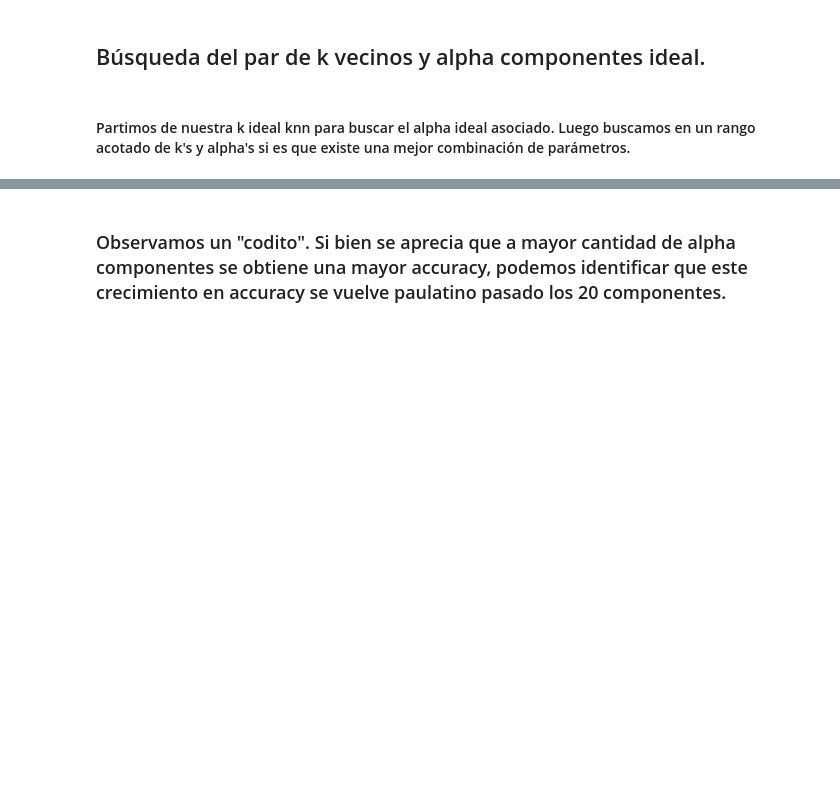
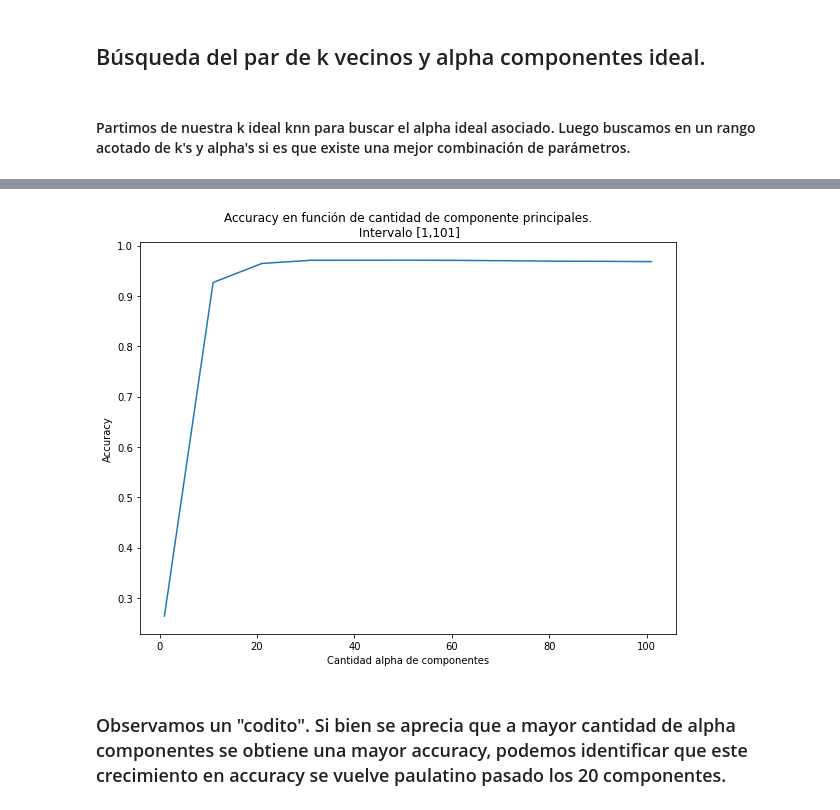
Before and after one commit to LaureanoMuniz/DigitRecognitionMNIST, a Jupyter notebook: notebooks/parametrosIdeales.ipynb, the cells around one changed output, grey strips where cells are left out. Drawn from its saved outputs; the diff is of its cells as text; code cells hidden in the pictures; blank space fills up the shorter version.

```diff
--- a/notebooks/parametrosIdeales.ipynb
+++ b/notebooks/parametrosIdeales.ipynb
@@ -221,7 +214,7 @@ for alpha in tqdm(range(1,102,10)):
     X_vals_transformadas = []
     for i in range(len(X_trains)):
         pca = metnum.PCA(alpha)
-        %time pca.fit(X_trains[i])
+        pca.fit(X_trains[i]) #%time
         X_trains_transformadas.append(pca.transform(X_trains[i]))
         X_vals_transformadas.append(pca.transform(X_vals[i]))
         clf = metnum.KNNClassifier(k)
@@ -344,11 +226,13 @@ Wall time: 4.96 s
 # %%
-acc_grafico, k_grafico = zip(*accsalpha1_a_101)
-plt.figure(figsize = (6.4 * 1.5, 4.8 *1.5))
+acc_grafico, alpha_grafico = zip(*accsalpha1_a_101)
+plt.figure(figsize = (6.4 * 1.5, 4.8 * 1.5))
 plt.title("Accuracy en función de cantidad de componente principales.\n Intervalo [1,101]")
 plt.xlabel("Cantidad alpha de componentes")
 plt.ylabel("Accuracy")
-acc_grafico, a_grafico = zip(*accs)
-plt.plot(a_grafico,acc_grafico)
+plt.plot(alpha_grafico,acc_grafico)
+plt.savefig('./graficosSinPeso/accsalpha1_a_101.png')
+# %% [output]
+[figure, added]
 # %% [markdown]
 ### Observamos un "codito". Si bien se aprecia que a mayor cantidad de alpha componentes se obtiene una mayor accuracy, podemos identificar que este crecimiento en accuracy se vuelve paulatino pasado los 20 componentes.
 # %%
```
Also changed, not shown: parts of 28 cells of this notebook.
